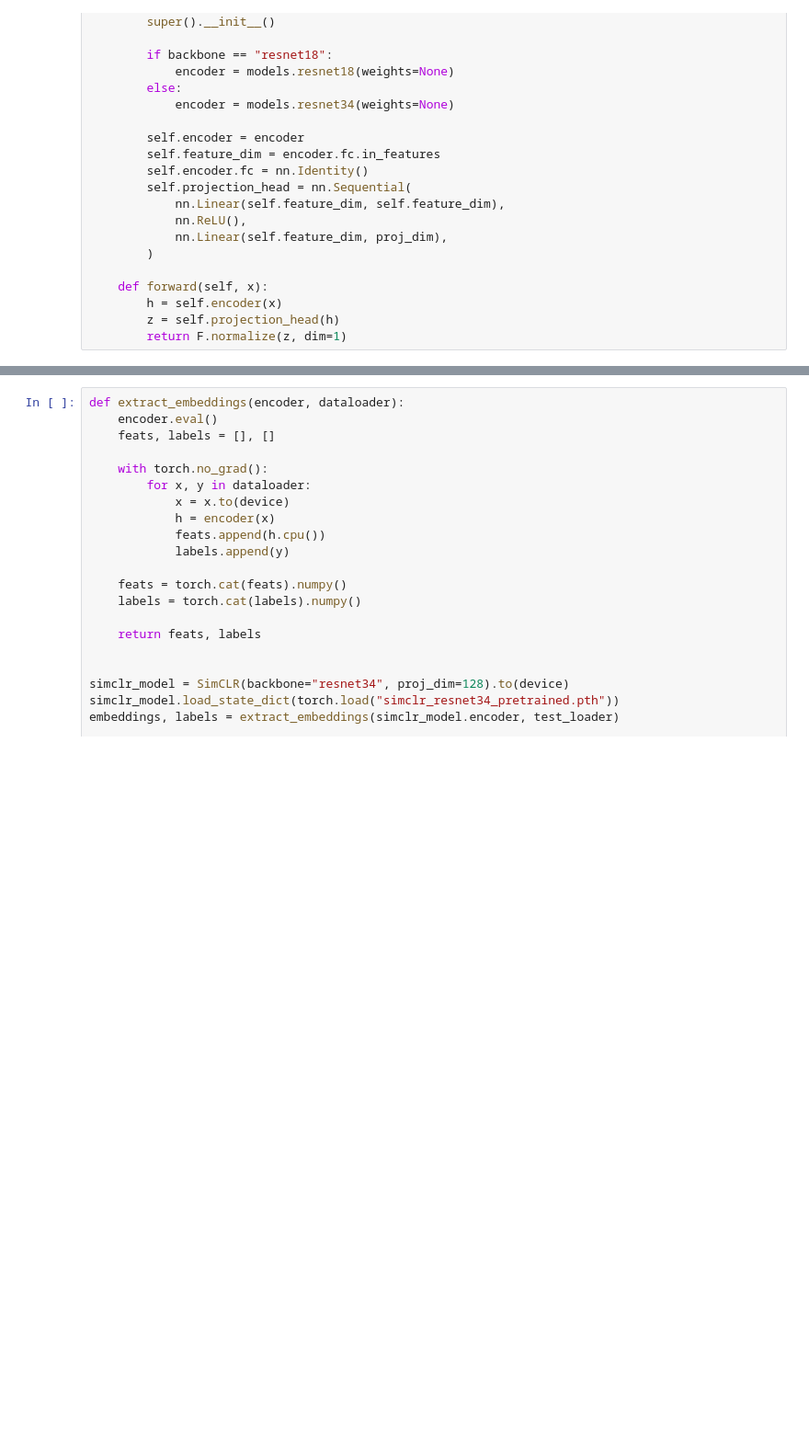
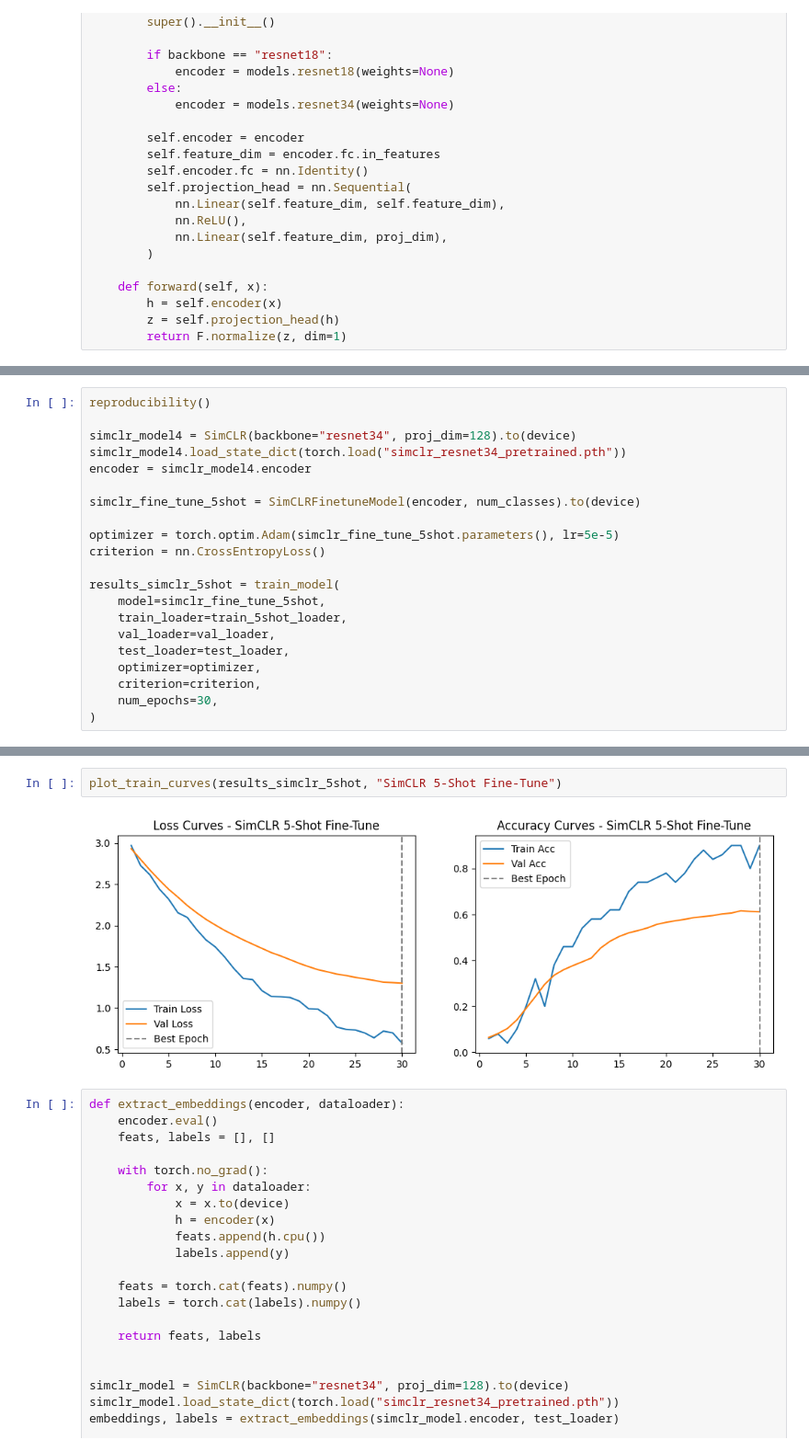
Before and after one commit to dboutzounis/Satellite-Data-Comparative-Study, a Jupyter notebook: satellite_image_classification.ipynb, the cells around one changed output, grey strips where cells are left out. Shown at 92% size. Saved outputs shown, nothing was run; the diff lists cells and outputs as text; blank space fills up the shorter version.

```diff
--- a/satellite_image_classification.ipynb
+++ b/satellite_image_classification.ipynb
@@ -1925,0 +1998,21 @@ plot_train_curves(results_simclr_10shot, "SimCLR 10-Shot Fine-Tune")
+# %%
+reproducibility()
+
+simclr_model4 = SimCLR(backbone="resnet34", proj_dim=128).to(device)
+simclr_model4.load_state_dict(torch.load("simclr_resnet34_pretrained.pth"))
+encoder = simclr_model4.encoder
+
+simclr_fine_tune_5shot = SimCLRFinetuneModel(encoder, num_classes).to(device)
+
+optimizer = torch.optim.Adam(simclr_fine_tune_5shot.parameters(), lr=5e-5)
+criterion = nn.CrossEntropyLoss()
+
+results_simclr_5shot = train_model(
+    model=simclr_fine_tune_5shot,
+    train_loader=train_5shot_loader,
+    val_loader=val_loader,
+    test_loader=test_loader,
+    optimizer=optimizer,
+    criterion=criterion,
+    num_epochs=30,
+)
@@ -1926,3 +2037,7 @@ plot_train_curves(results_simclr_10shot, "SimCLR 10-Shot Fine-Tune")
+# %%
+plot_train_curves(results_simclr_5shot, "SimCLR 5-Shot Fine-Tune")
+# %% [output]
+[figure, added]
 # %%
 def extract_embeddings(encoder, dataloader):
     encoder.eval()
```
Also changed, not shown: parts of 15 cells of this notebook.
